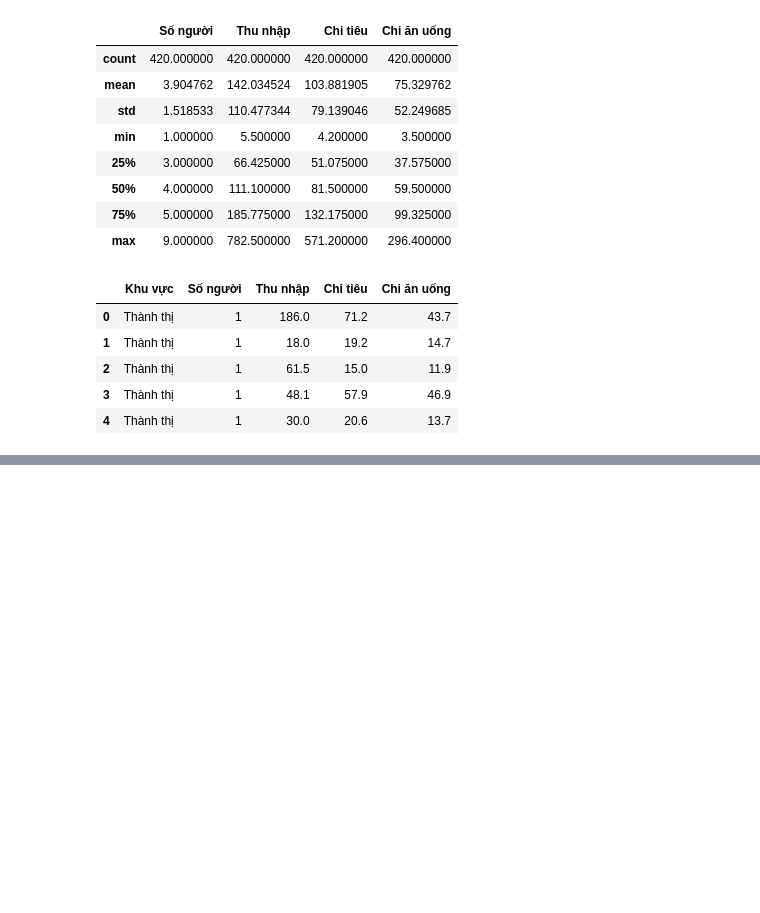
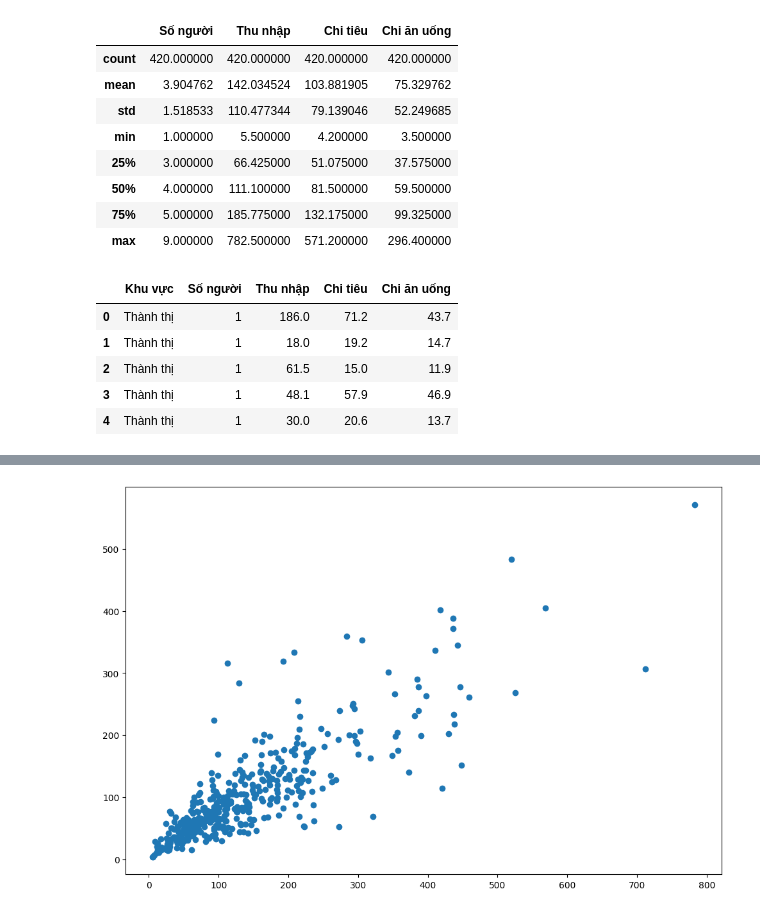
Before and after one commit to laivietanh1986/DataAnalystExperiment, a Jupyter notebook: DA_2.ipynb, the cells around one changed output, grey strips where cells are left out. Drawn from its saved outputs; the diff is of its cells as text; code cells hidden in the pictures; blank space fills up the shorter version.

```diff
--- a/DA_2.ipynb
+++ b/DA_2.ipynb
@@ -61,0 +84,7 @@ plt.show()
+# %%
+# 5. so sánh giữa thu nhập và chi tiêu
+thunhap_all,chitieu_all = data_income.iloc[:,2],data_income.iloc[:,3]
+plt.scatter(thunhap_all,chitieu_all)
+plt.show()
+# %% [output]
+[figure, added]
```
Also changed, not shown: parts of 2 cells of this notebook.
